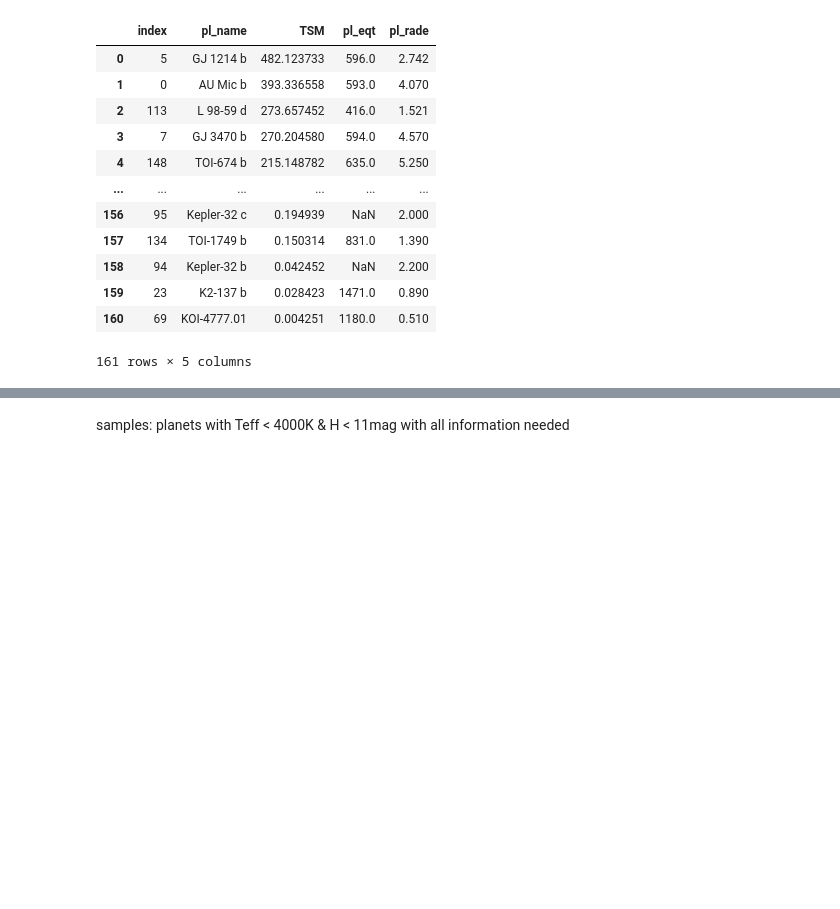
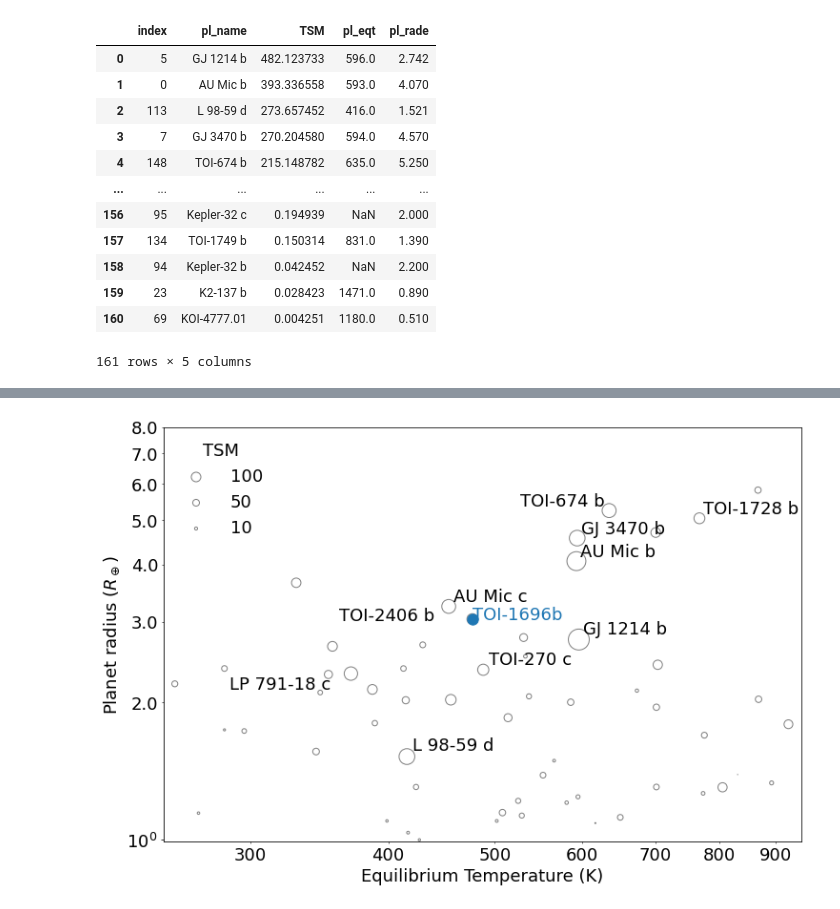
Before and after one commit to jpdeleon/toi1696, a Jupyter notebook: notebooks/TSM_comparison_with_known_planets_MRExo.ipynb, the cells around one changed output, grey strips where cells are left out. Drawn from its saved outputs; the diff is of its cells as text; code cells hidden in the pictures; blank space fills up the shorter version.

```diff
--- a/notebooks/TSM_comparison_with_known_planets_MRExo.ipynb
+++ b/notebooks/TSM_comparison_with_known_planets_MRExo.ipynb
@@ -499,2 +360,54 @@ No handles with labels found to put in legend.
-# %% [markdown]
-samples: planets with Teff < 4000K & H < 11mag with all information needed
+# %%
+from adjustText import adjust_text
+import matplotlib.ticker as mticker
+
+pl.rcParams['font.size'] = 18
+
+f, ax = pl.subplots(figsize=(12,8))
+
+legends,labels = [],[]
+for i in [100,50,10]:
+    l = pl.scatter([],[], s=i, facecolor='None', edgecolors='gray')
+    legends.append(l)
+    labels.append(str(i))
+
+df = planets_TSM[planets_TSM['sy_hmag']<11]
+
+ax.scatter(eq_plot, Rp_plot,  alpha=1, s=tsm_plot,  facecolor='None', edgecolors='gray')
+ax.scatter(Teq_tg, Rp_tg,  s=TSM_tg, c='C0')
+ax.text(Teq_tg, Rp_tg, 'TOI-1696b', c='C0')
+
+texts = []
+for n in range(len(planets_largeTSM)):
+    t = ax.text(planets_largeTSM['pl_eqt'][n],
+                planets_largeTSM['pl_rade'][n],
+                planets_largeTSM['pl_name'][n]
+               )
+    texts.append(t)
+adjust_text(texts,
+            #arrowprops=dict(arrowstyle='-', color='red'),
+#             autoalign='',
+#             only_move={'points':'x', 'text':'x'}
+           )
+
+ax.set_xlabel('Equilibrium Temperature (K)')
+ax.set_ylabel(r'Planet radius $(R_\oplus)$')
+leg = pl.legend(legends, labels,
+                ncol=1,
+                frameon=False,
+#                 handlelength=2,
+#                 loc=1,
+#                 borderpad=1.8,
+                handletextpad=1,
+                title='TSM',
+                scatterpoints=1)
+
+ax.set_xlim(250,950)
+ax.set_ylim(0.99, 8)
+pl.loglog()
+ax.xaxis.set_major_formatter(mticker.ScalarFormatter())
+ax.xaxis.set_minor_formatter(mticker.ScalarFormatter())
+ax.yaxis.set_minor_formatter(mticker.ScalarFormatter())
+f.savefig('../paper/figures/TSM_scatter2.png', bbox_inches='tight')
+# %% [output]
+[figure, added]
```
Also changed, not shown: parts of 23 cells of this notebook, 6 other files.
